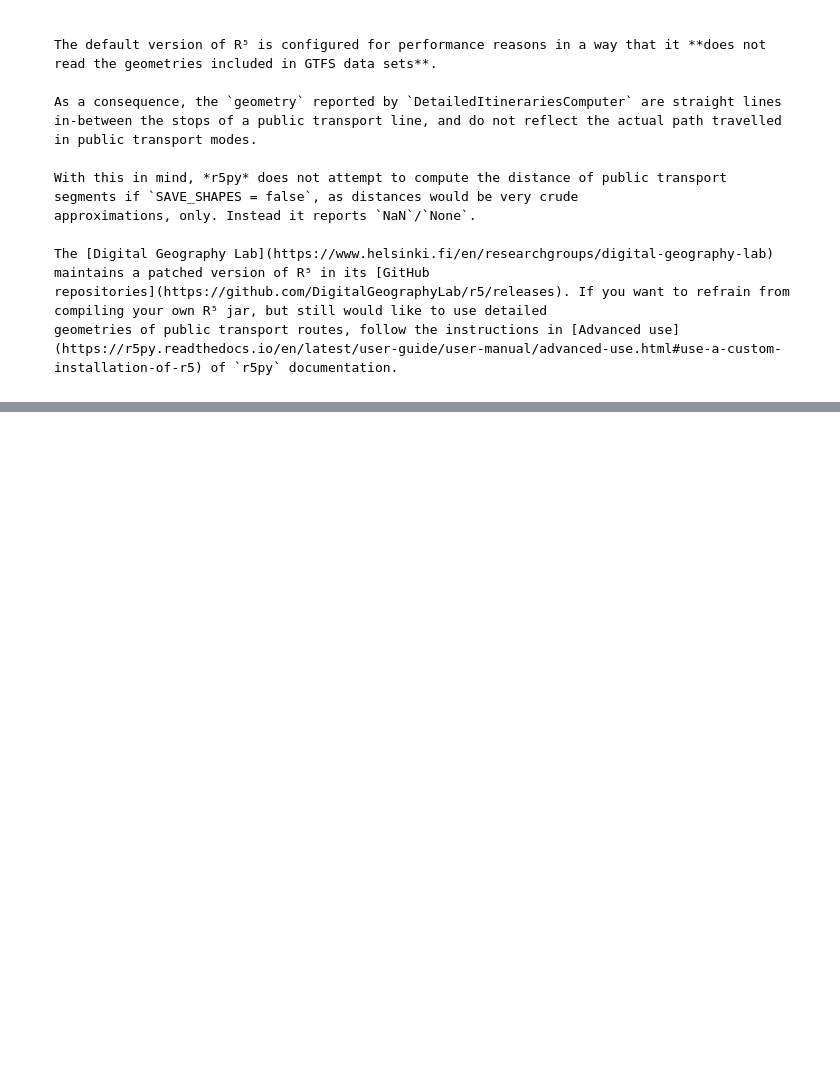
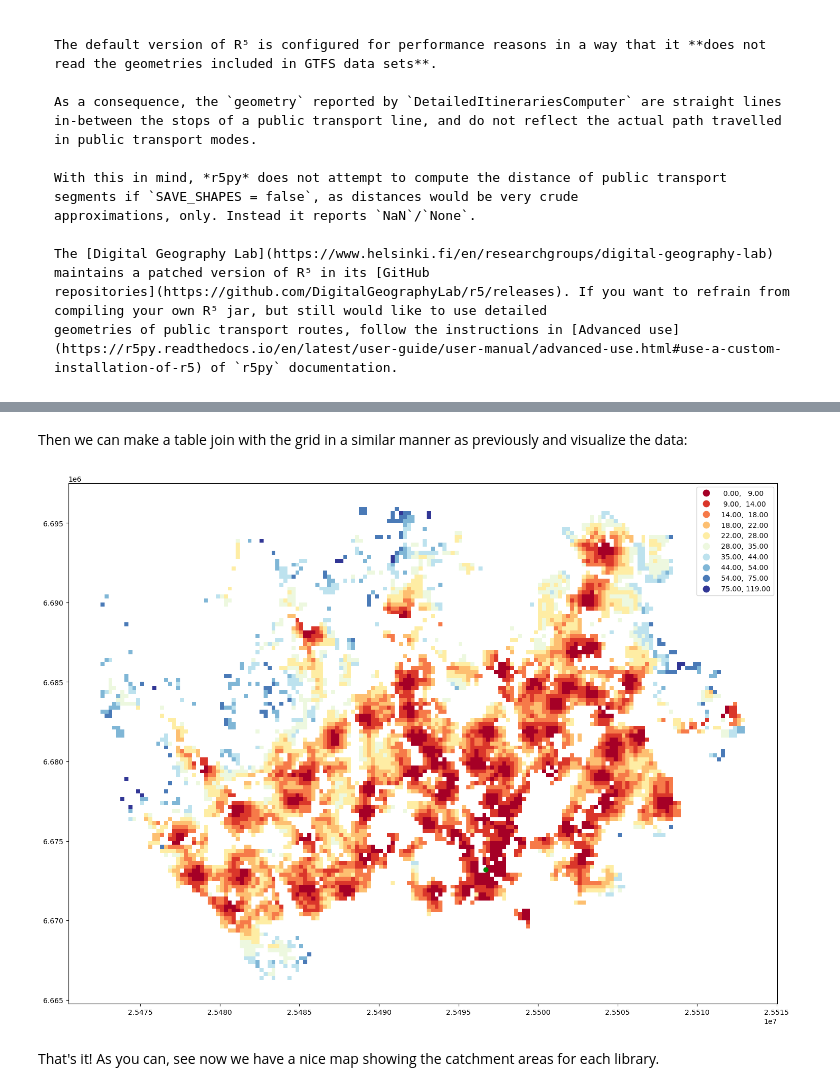
Before and after one commit to HTenkanen/mobility-course, a Jupyter notebook: source/lessons/L2/r5py_demo.ipynb, the cells around one changed output, grey strips where cells are left out. Saved outputs shown, nothing was run; the diff lists cells and outputs as text; code cells hidden in the pictures; blank space fills up the shorter version.

```diff
--- a/source/lessons/L2/r5py_demo.ipynb
+++ b/source/lessons/L2/r5py_demo.ipynb
@@ -493,0 +655,3 @@ geometries of public transport routes, follow the instructions in [Advanced use]
+# %%
+# Convert the geometries to points
+libraries["geometry"] = libraries.centroid
@@ -493,0 +666,5 @@ geometries of public transport routes, follow the instructions in [Advanced use]
+# %%
+# Ensure that every row have an unique id
+libraries = libraries.reset_index()
+libraries["id"] = libraries.index
+libraries.head()
@@ -493,0 +681,9 @@ geometries of public transport routes, follow the instructions in [Advanced use]
+# %%
+travel_time_matrix_computer = TravelTimeMatrixComputer(
+    transport_network,
+    origins=libraries,
+    destinations=points,
+    departure=datetime.datetime(2022,8,15,8,30),
+    transport_modes=[TransportMode.TRANSIT, TransportMode.WALK],
+)
+travel_time_matrix = travel_time_matrix_computer.compute_travel_times()
@@ -493,0 +696,4 @@ geometries of public transport routes, follow the instructions in [Advanced use]
+# %%
+# Find out the travel time to closest library
+closest_library = travel_time_matrix.groupby("to_id")["travel_time"].min().reset_index()
+closest_library
@@ -493,0 +714,13 @@ geometries of public transport routes, follow the instructions in [Advanced use]
+# %% [markdown]
+Then we can make a table join with the grid in a similar manner as previously and visualize the data:
+# %%
+# Make a table join
+geo = pop_grid.merge(closest_library, left_on="id", right_on="to_id")
+
+# Visualize the data
+ax = geo.plot(column="travel_time", cmap="RdYlBu", scheme="natural_breaks", k=10, legend=True, figsize=(18,18))
+ax = station.to_crs(crs=geo.crs).plot(ax=ax, color="green", markersize=40)
+# %% [output]
+[figure, added]
+# %% [markdown]
+That's it! As you can, see now we have a nice map showing the catchment areas for each library.
```
Also changed, not shown: parts of 44 cells of this notebook.
